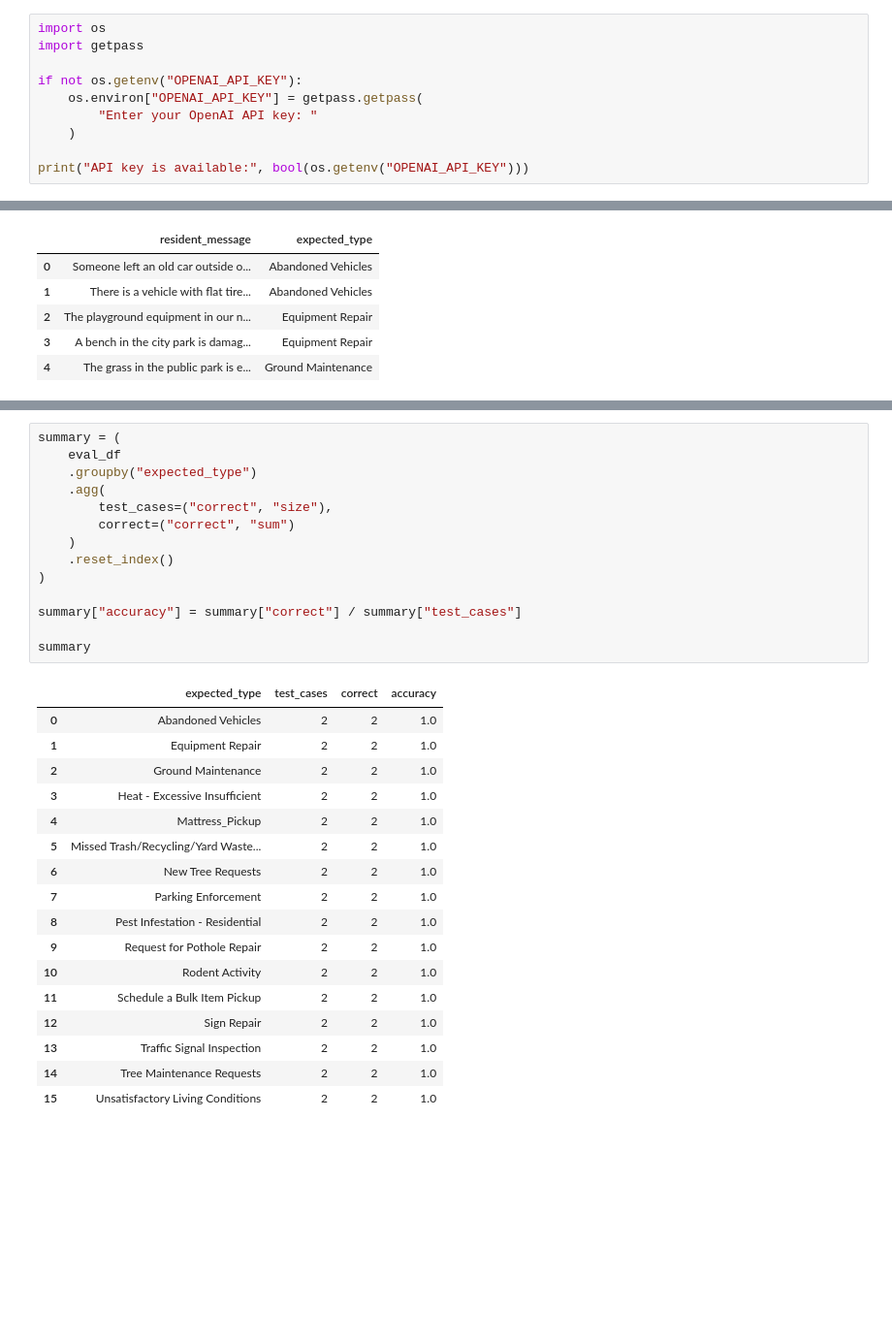
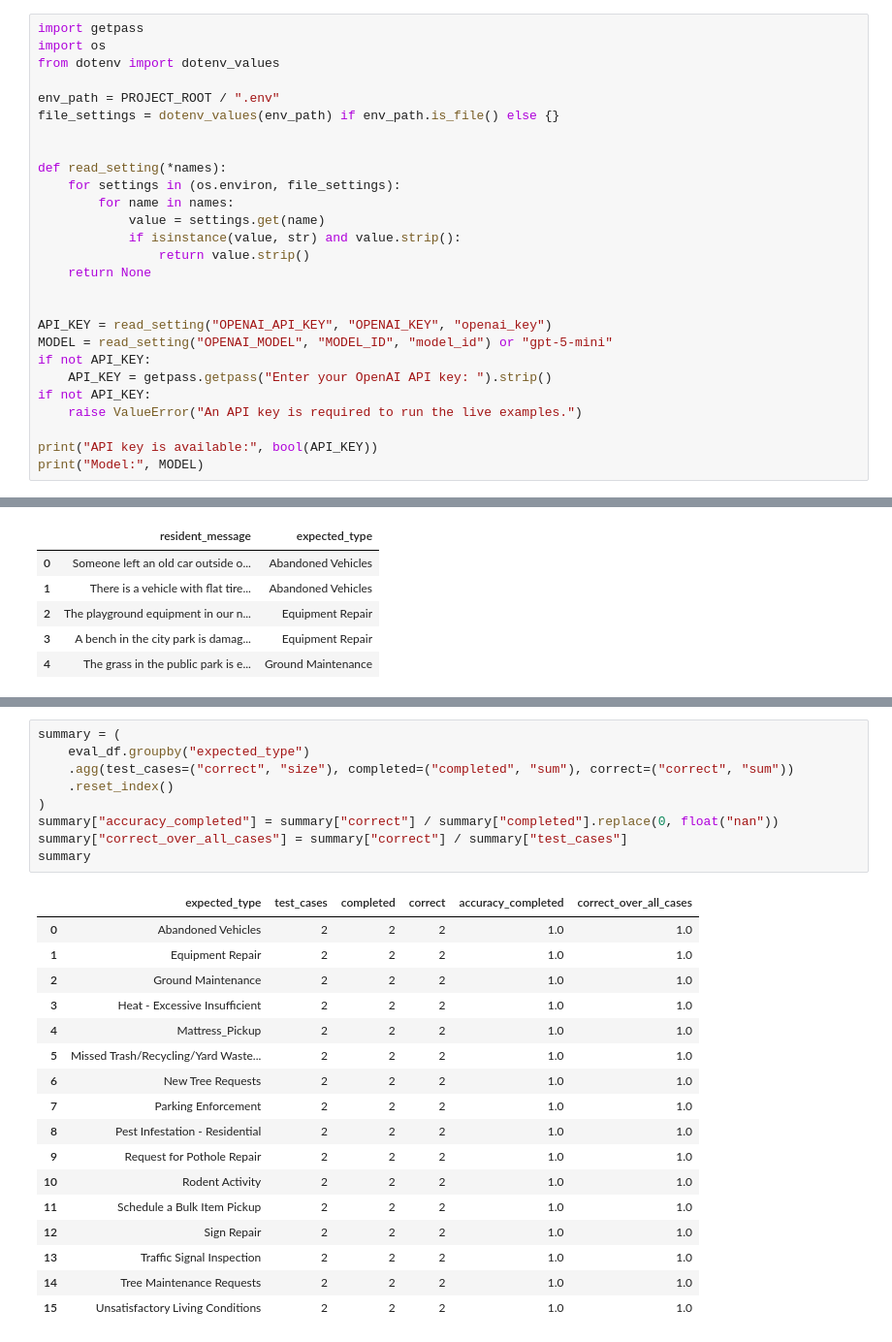
Before and after one commit to nithyaak7/boston311-crew-planner, a Jupyter notebook: notebooks/04_genai_intake.ipynb, the cells around one changed output, grey strips where cells are left out. Shown at 97% size. Drawn from its saved outputs; the diff is of its cells as text; blank space fills up the shorter version.

```diff
--- a/notebooks/04_genai_intake.ipynb
+++ b/notebooks/04_genai_intake.ipynb
@@ -121,12 +127,29 @@ Read the key from the environment or enter it through a hidden prompt.
 # %%
+import getpass
 import os
-import getpass
+from dotenv import dotenv_values
 
-if not os.getenv("OPENAI_API_KEY"):
-    os.environ["OPENAI_API_KEY"] = getpass.getpass(
-        "Enter your OpenAI API key: "
-    )
+env_path = PROJECT_ROOT / ".env"
+file_settings = dotenv_values(env_path) if env_path.is_file() else {}
 
-print("API key is available:", bool(os.getenv("OPENAI_API_KEY")))
+
+def read_setting(*names):
+    for settings in (os.environ, file_settings):
+        for name in names:
+            value = settings.get(name)
+            if isinstance(value, str) and value.strip():
+                return value.strip()
+    return None
+
+
+API_KEY = read_setting("OPENAI_API_KEY", "OPENAI_KEY", "openai_key")
+MODEL = read_setting("OPENAI_MODEL", "MODEL_ID", "model_id") or "gpt-5-mini"
+if not API_KEY:
+    API_KEY = getpass.getpass("Enter your OpenAI API key: ").strip()
+if not API_KEY:
+    raise ValueError("An API key is required to run the live examples.")
+
+print("API key is available:", bool(API_KEY))
+print("Model:", MODEL)
 # %% [output]
 API key is available: True
@@ -502,33 +606,28 @@ No classification errors.
 # %%
 summary = (
-    eval_df
-    .groupby("expected_type")
-    .agg(
-        test_cases=("correct", "size"),
-        correct=("correct", "sum")
-    )
+    eval_df.groupby("expected_type")
+    .agg(test_cases=("correct", "size"), completed=("completed", "sum"), correct=("correct", "sum"))
     .reset_index()
 )
-
-summary["accuracy"] = summary["correct"] / summary["test_cases"]
-
+summary["accuracy_completed"] = summary["correct"] / summary["completed"].replace(0, float("nan"))
+summary["correct_over_all_cases"] = summary["correct"] / summary["test_cases"]
 summary
 # %% [output]
-|  | expected_type | test_cases | correct | accuracy |
-| 0 | Abandoned Vehicles | 2 | 2 | 1.0 |
-| 1 | Equipment Repair | 2 | 2 | 1.0 |
-| 2 | Ground Maintenance | 2 | 2 | 1.0 |
-| 3 | Heat - Excessive Insufficient | 2 | 2 | 1.0 |
-| 4 | Mattress_Pickup | 2 | 2 | 1.0 |
-| 5 | Missed Trash/Recycling/Yard Waste... | 2 | 2 | 1.0 |
-| 6 | New Tree Requests | 2 | 2 | 1.0 |
-| 7 | Parking Enforcement | 2 | 2 | 1.0 |
-| 8 | Pest Infestation - Residential | 2 | 2 | 1.0 |
-| 9 | Request for Pothole Repair | 2 | 2 | 1.0 |
-| 10 | Rodent Activity | 2 | 2 | 1.0 |
-| 11 | Schedule a Bulk Item Pickup | 2 | 2 | 1.0 |
-| 12 | Sign Repair | 2 | 2 | 1.0 |
-| 13 | Traffic Signal Inspection | 2 | 2 | 1.0 |
-| 14 | Tree Maintenance Requests | 2 | 2 | 1.0 |
-| 15 | Unsatisfactory Living Conditions | 2 | 2 | 1.0 |
+|  | expected_type | test_cases | completed | correct | accuracy_completed | correct_over_all_cases |
+| 0 | Abandoned Vehicles | 2 | 2 | 2 | 1.0 | 1.0 |
+| 1 | Equipment Repair | 2 | 2 | 2 | 1.0 | 1.0 |
+| 2 | Ground Maintenance | 2 | 2 | 2 | 1.0 | 1.0 |
+| 3 | Heat - Excessive Insufficient | 2 | 2 | 2 | 1.0 | 1.0 |
+| 4 | Mattress_Pickup | 2 | 2 | 2 | 1.0 | 1.0 |
+| 5 | Missed Trash/Recycling/Yard Waste... | 2 | 2 | 2 | 1.0 | 1.0 |
+| 6 | New Tree Requests | 2 | 2 | 2 | 1.0 | 1.0 |
+| 7 | Parking Enforcement | 2 | 2 | 2 | 1.0 | 1.0 |
+| 8 | Pest Infestation - Residential | 2 | 2 | 2 | 1.0 | 1.0 |
+| 9 | Request for Pothole Repair | 2 | 2 | 2 | 1.0 | 1.0 |
+| 10 | Rodent Activity | 2 | 2 | 2 | 1.0 | 1.0 |
+| 11 | Schedule a Bulk Item Pickup | 2 | 2 | 2 | 1.0 | 1.0 |
+| 12 | Sign Repair | 2 | 2 | 2 | 1.0 | 1.0 |
+| 13 | Traffic Signal Inspection | 2 | 2 | 2 | 1.0 | 1.0 |
+| 14 | Tree Maintenance Requests | 2 | 2 | 2 | 1.0 | 1.0 |
+| 15 | Unsatisfactory Living Conditions | 2 | 2 | 2 | 1.0 | 1.0 |
 # %% [markdown]
```
Also changed, not shown: parts of 27 cells of this notebook, 2 other files.
